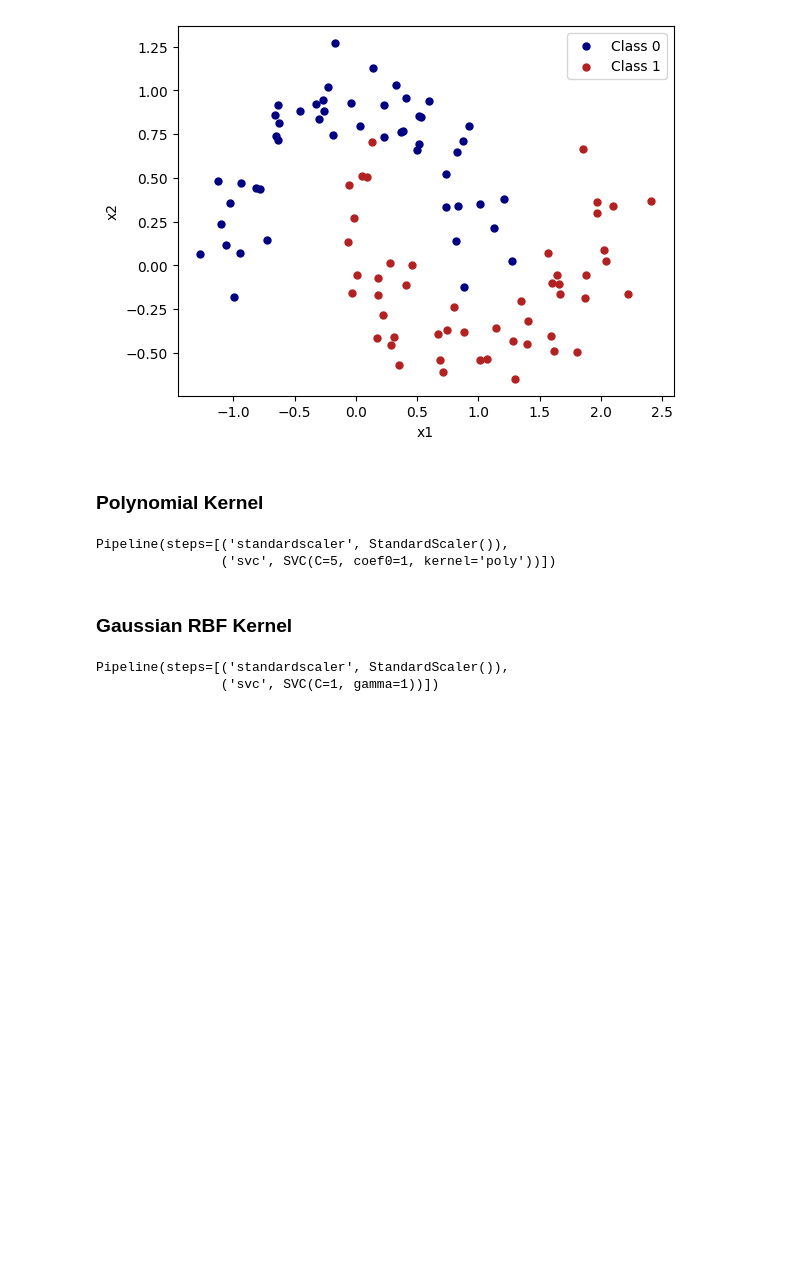
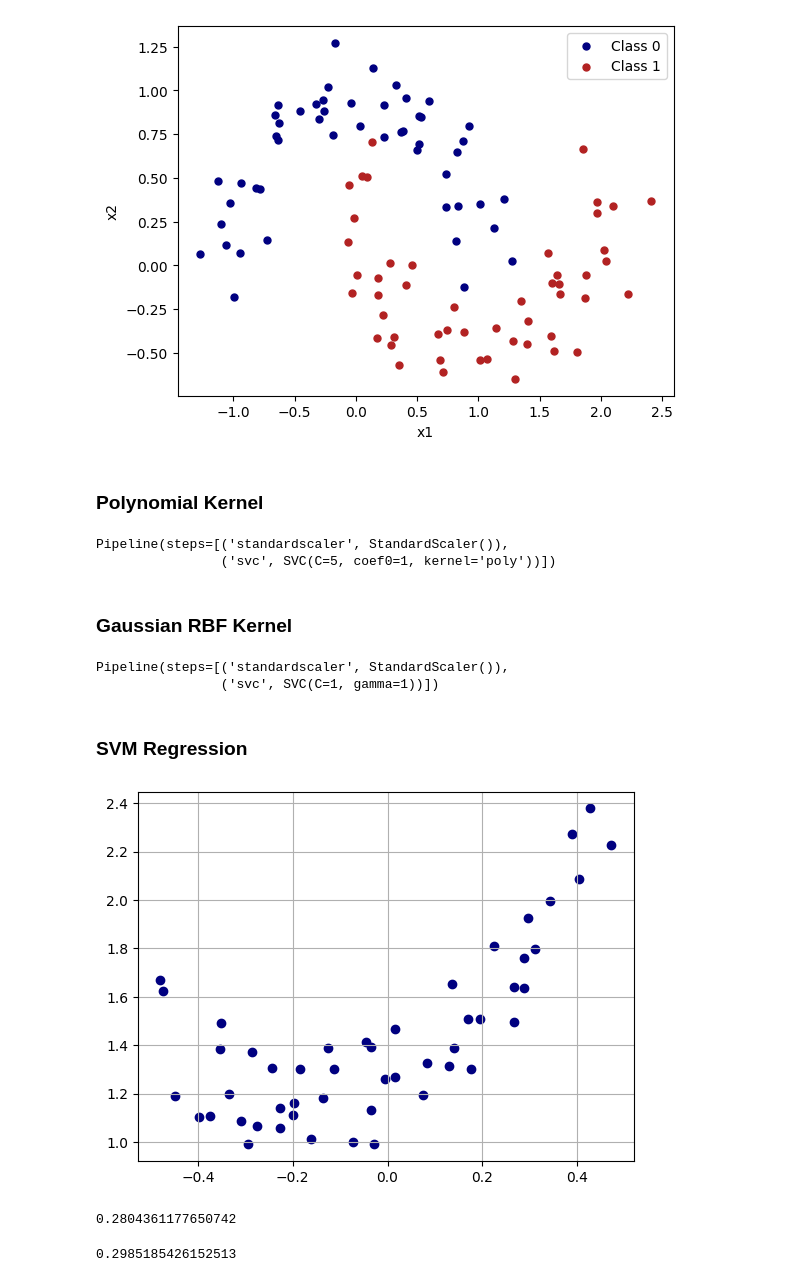
Before and after one commit to adarsha-7/machine-learning, a Jupyter notebook: chapter_5/chapter_code/main.ipynb, the cells around one changed output. Cells and saved outputs as stored; diff of their text form; code cells hidden in the pictures; blank space fills up the shorter version.

```diff
--- a/chapter_5/chapter_code/main.ipynb
+++ b/chapter_5/chapter_code/main.ipynb
@@ -75,3 +75,43 @@ rbf_kernel_svm_clf.fit(X, y)
 # %% [output]
 Pipeline(steps=[('standardscaler', StandardScaler()),
                 ('svc', SVC(C=1, gamma=1))])
+# %% [markdown]
+### SVM Regression
+# %%
+import numpy as np
+
+X = np.random.rand(50, 1) - np.ones([50, 1]) * 0.5
+noise = np.random.rand(50, 1) * 0.5
+y = 1 + X + 3 * X ** 2 + noise
+
+X_test = np.random.rand(20, 1) - np.ones([20, 1]) * 0.5
+noise = np.random.rand(20, 1) * 0.5
+y_test = 1 + X_test + 3 * X_test ** 2 + noise
+# %%
+plt.scatter(X, y, color="navy")
+plt.grid()
+# %% [output]
+[figure, added]
+# %%
+from sklearn.svm import LinearSVR
+from sklearn.metrics import root_mean_squared_error
+
+svm_reg = make_pipeline(StandardScaler(),
+                        LinearSVR(epsilon=0.1, random_state=42))
+svm_reg.fit(X, y.ravel())
+y_pred = svm_reg.predict(X_test)
+
+root_mean_squared_error(y_pred, y_test.ravel())
+# %% [output]
+0.2804361177650742
+# %%
+from sklearn.svm import SVR
+
+svm_poly_reg = make_pipeline(StandardScaler(),
+                             SVR(kernel="poly", degree=2, C=0.1, epsilon=0.1                          ))
+svm_poly_reg.fit(X, y.ravel())
+y_pred = svm_poly_reg.predict(X_test)
+
+root_mean_squared_error(y_pred, y_test.ravel())
+# %% [output]
+0.2985185426152513
```
